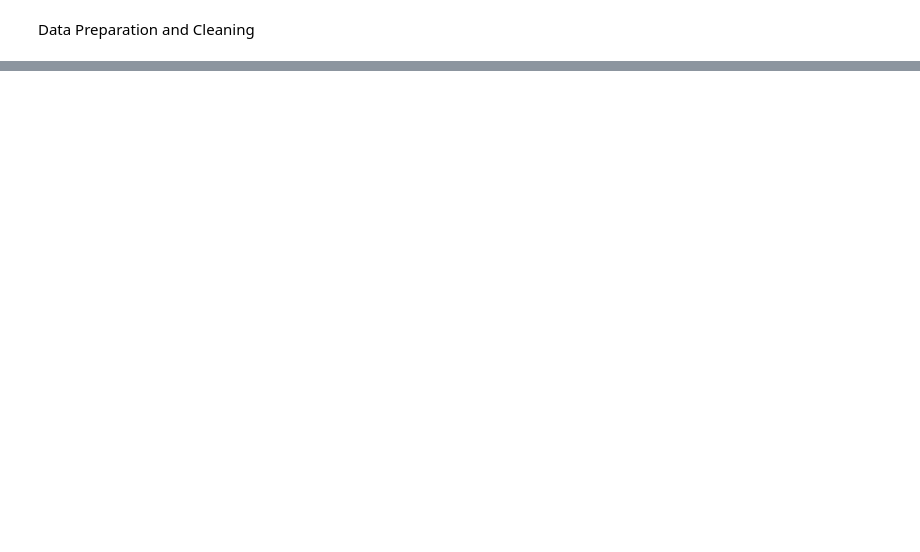
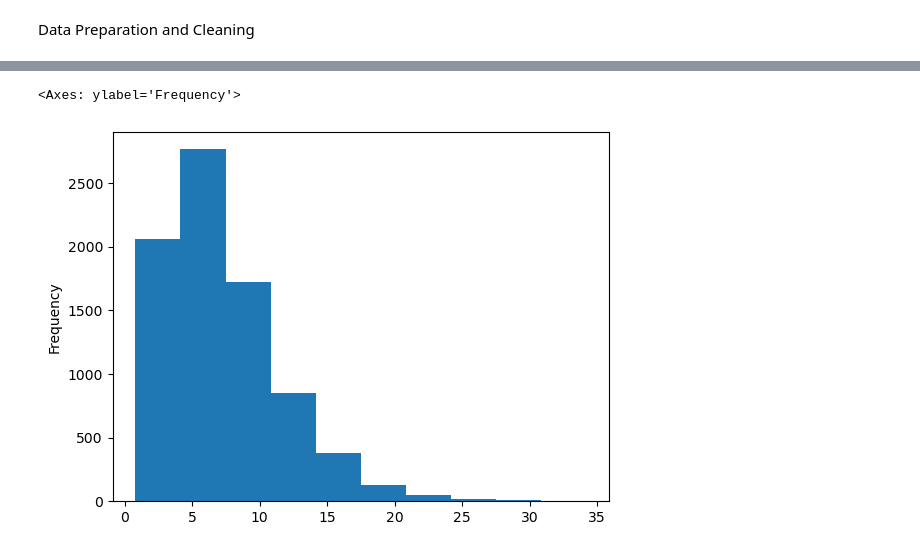
Before and after one commit to arkksenia/adv_dsi_assign1, a Jupyter notebook: notebooks/arkhipova_ksenia-assign1-week1_eda.ipynb, the cells around one changed output, grey strips where cells are left out. Cells and saved outputs as stored; diff of their text form; code cells hidden in the pictures; blank space fills up the shorter version.

```diff
--- a/notebooks/arkhipova_ksenia-assign1-week1_eda.ipynb
+++ b/notebooks/arkhipova_ksenia-assign1-week1_eda.ipynb
@@ -13,0 +148,6 @@ ParserError: Error tokenizing data. C error: Expected 1 fields in line 9, saw 2
+# %%
+# PTS distribution
+NBA_train['PTS'].plot(kind='hist')
+# %% [output]
+<Axes: ylabel='Frequency'>
+[figure, added]
```
Also changed, not shown: parts of 41 cells of this notebook.
